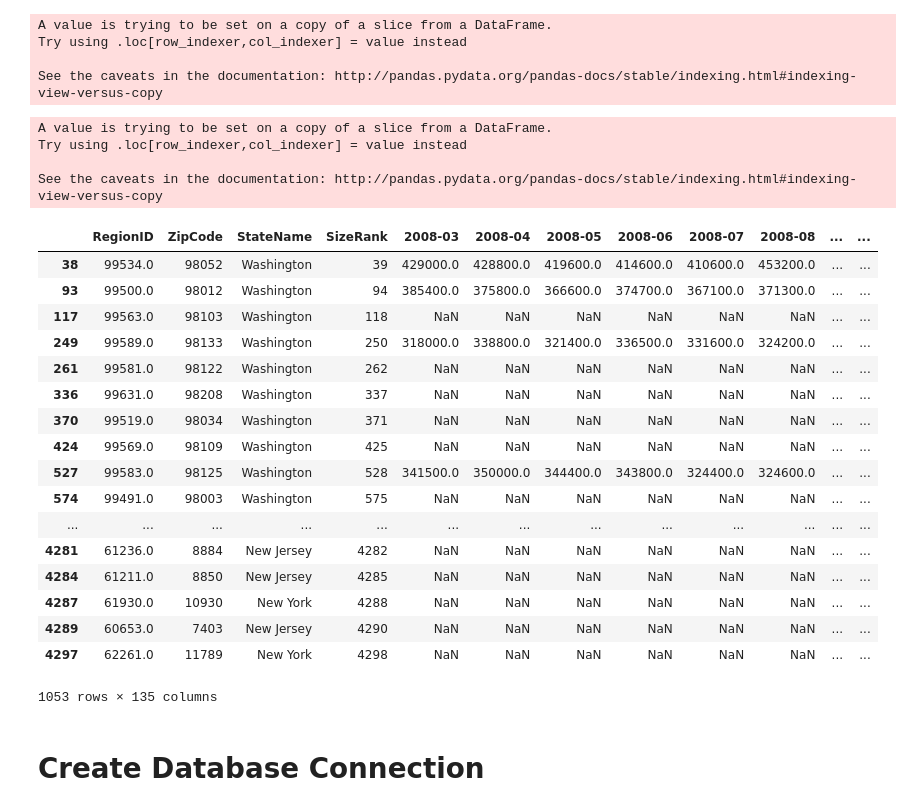
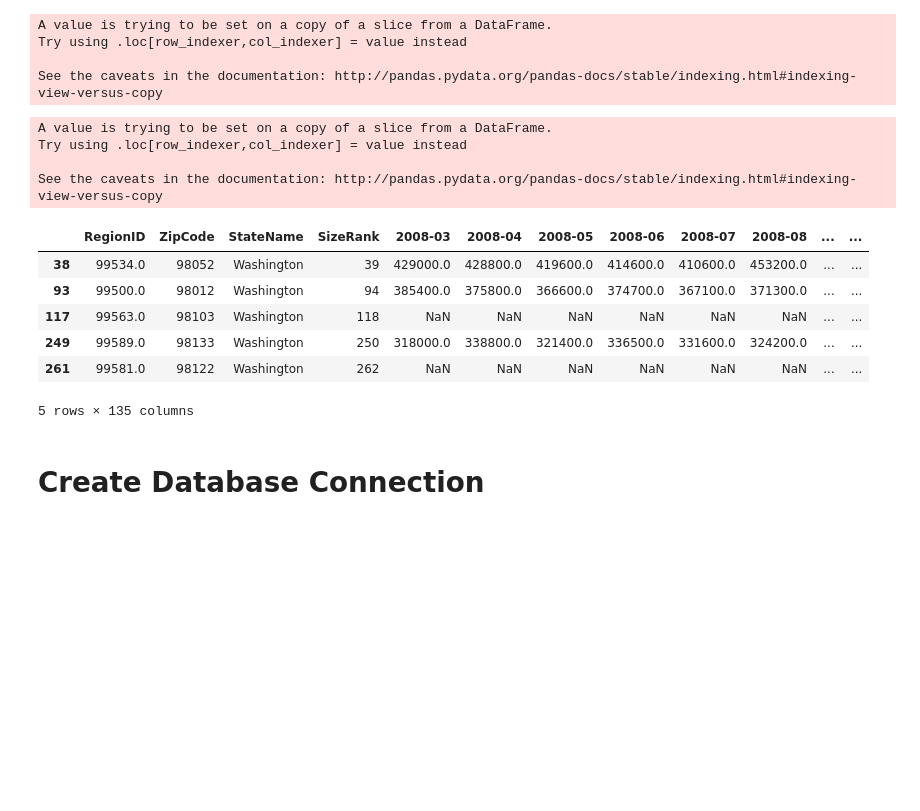
Before and after one commit to martinamagdy/Housing_Market_Analysis_Suaves, a Jupyter notebook: Data/data_cleaning.ipynb, the cells around one changed output. Drawn from its saved outputs; the diff is of its cells as text; code cells hidden in the pictures; blank space fills up the shorter version.

```diff
--- a/Data/data_cleaning.ipynb
+++ b/Data/data_cleaning.ipynb
@@ -262,37 +253,27 @@ See the caveats in the documentation: http://pandas.pydata.org/pandas-docs/stabl
 # %%
 price_agg = pd.DataFrame()
 
 # metro area, all zips, single zip
 for i in range(0, len(metro_names)):
     zipper = zip_agg[i][metro_names[i]]
 
     metro_zips = price_raw.loc[price_raw['ZipCode'].isin(zipper)]
     metro_zips['Metro'] = metro_names[i]
     price_agg = price_agg.append(metro_zips)
-price_agg
+
+price_agg.head()
 # %% [output]
 A value is trying to be set on a copy of a slice from a DataFrame.
 Try using .loc[row_indexer,col_indexer] = value instead
 
 See the caveats in the documentation: http://pandas.pydata.org/pandas-docs/stable/indexing.html#indexing-view-versus-copy
 |  | RegionID | ZipCode | StateName | SizeRank | 2008-03 | 2008-04 | 2008-05 | 2008-06 | 2008-07 | 2008-08 | ... | ... |
 | 38 | 99534.0 | 98052 | Washington | 39 | 429000.0 | 428800.0 | 419600.0 | 414600.0 | 410600.0 | 453200.0 | ... | ... |
 | 93 | 99500.0 | 98012 | Washington | 94 | 385400.0 | 375800.0 | 366600.0 | 374700.0 | 367100.0 | 371300.0 | ... | ... |
 | 117 | 99563.0 | 98103 | Washington | 118 | NaN | NaN | NaN | NaN | NaN | NaN | ... | ... |
 | 249 | 99589.0 | 98133 | Washington | 250 | 318000.0 | 338800.0 | 321400.0 | 336500.0 | 331600.0 | 324200.0 | ... | ... |
 | 261 | 99581.0 | 98122 | Washington | 262 | NaN | NaN | NaN | NaN | NaN | NaN | ... | ... |
-| 336 | 99631.0 | 98208 | Washington | 337 | NaN | NaN | NaN | NaN | NaN | NaN | ... | ... |
-| 370 | 99519.0 | 98034 | Washington | 371 | NaN | NaN | NaN | NaN | NaN | NaN | ... | ... |
-| 424 | 99569.0 | 98109 | Washington | 425 | NaN | NaN | NaN | NaN | NaN | NaN | ... | ... |
-| 527 | 99583.0 | 98125 | Washington | 528 | 341500.0 | 350000.0 | 344400.0 | 343800.0 | 324400.0 | 324600.0 | ... | ... |
-| 574 | 99491.0 | 98003 | Washington | 575 | NaN | NaN | NaN | NaN | NaN | NaN | ... | ... |
-| ... | ... | ... | ... | ... | ... | ... | ... | ... | ... | ... | ... | ... |
-| 4281 | 61236.0 | 8884 | New Jersey | 4282 | NaN | NaN | NaN | NaN | NaN | NaN | ... | ... |
-| 4284 | 61211.0 | 8850 | New Jersey | 4285 | NaN | NaN | NaN | NaN | NaN | NaN | ... | ... |
-| 4287 | 61930.0 | 10930 | New York | 4288 | NaN | NaN | NaN | NaN | NaN | NaN | ... | ... |
-| 4289 | 60653.0 | 7403 | New Jersey | 4290 | NaN | NaN | NaN | NaN | NaN | NaN | ... | ... |
-| 4297 | 62261.0 | 11789 | New York | 4298 | NaN | NaN | NaN | NaN | NaN | NaN | ... | ... |
-1053 rows × 135 columns
+5 rows × 135 columns
 # %% [markdown]
 # Create Database Connection
 # %%
```
Also changed, not shown: parts of 7 cells of this notebook, 3 other files.
